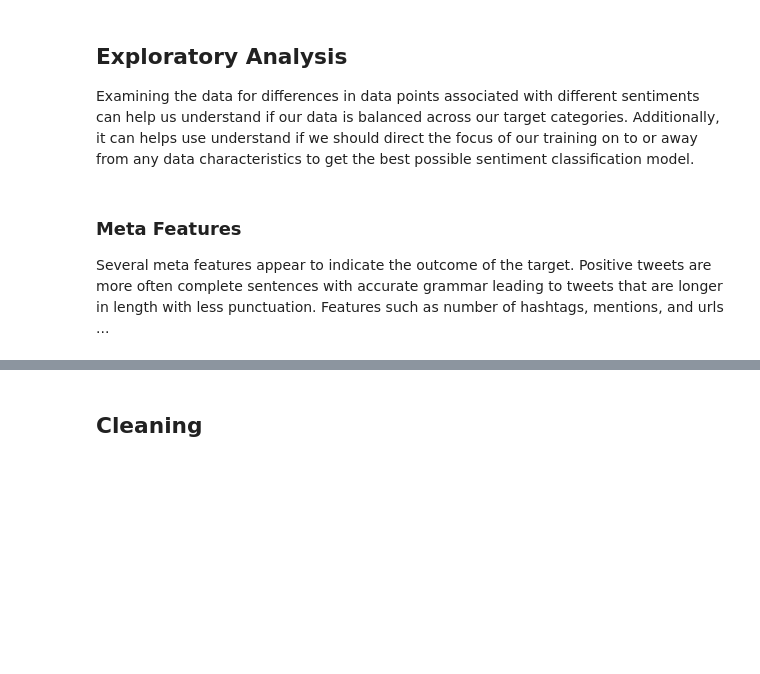
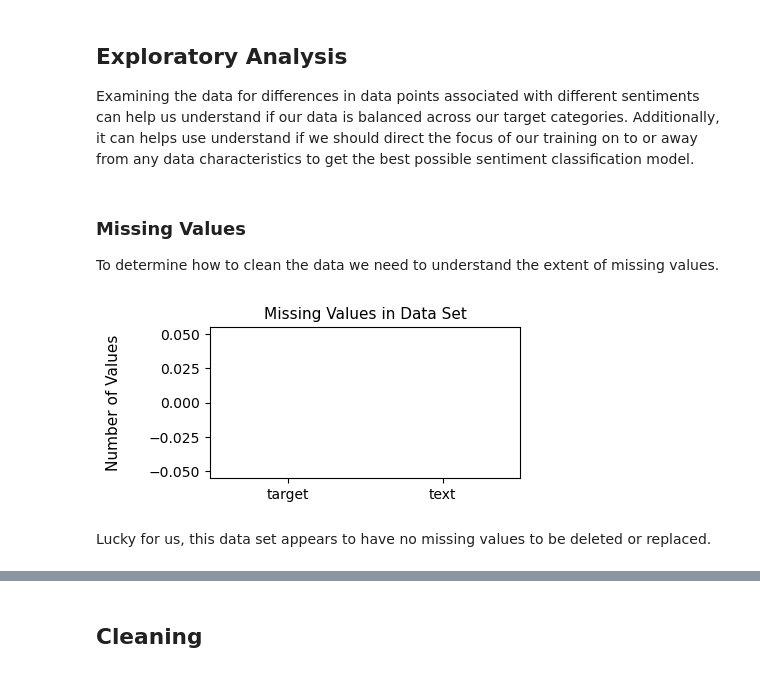
Before and after one commit to Dormanator/trending-sentiments, a Jupyter notebook: cleaning.ipynb, the cells around one changed output, grey strips where cells are left out. Cells and saved outputs as stored; diff of their text form; code cells hidden in the pictures; blank space fills up the shorter version.

Commit message:
added target plots

```diff
--- a/cleaning.ipynb
+++ b/cleaning.ipynb
@@ -82,7 +82,6 @@ if not is_file_downloaded:
 col_names = ['target', 'id', 'date', 'flag', 'user', 'text']
 
 df = pd.read_csv(file_path, encoding = 'ISO-8859-1', names=col_names, compression='zip')
-df = df.dropna(how="any", axis=1)
 # %%
 def df_summary(data_frame):
     BYTES_IN_MB = 1024**2
@@ -117,6 +116,24 @@ Memory Usage:24.4142 Mb
 # %% [markdown]
 ## Exploratory Analysis
 Examining the data for differences in data points associated with different sentiments can help us understand if our data is balanced across our target categories. Additionally, it can helps use understand if we should direct the focus of our training on to or away from any data characteristics to get the best possible sentiment classification model.
-# %% [markdown]
-### Meta Features
-Several meta features appear to indicate the outcome of the target. Positive tweets are more often complete sentences with accurate grammar leading to tweets that are longer in length with less punctuation. Features such as number of hashtags, mentions, and urls ...
+# %% [markdown]
+### Missing Values
+To determine how to clean the data we need to understand the extent of missing values.
+# %%
+missing_cols = ['target', 'text']
+
+fig, axes = plt.subplots(ncols=1, figsize=(4, 2), dpi=100)
+
+sns.barplot(x=df[missing_cols].isnull().sum().index, y=df[missing_cols].isnull().sum().values, ax=axes)
+
+axes.set_ylabel('Number of Values', size=11, labelpad=20)
+axes.tick_params(axis='x', labelsize=10)
+axes.tick_params(axis='y', labelsize=10)
+
+axes.set_title('Missing Values in Data Set', fontsize=11)
+
+plt.show()
+# %% [output]
+[figure, added]
+# %% [markdown]
+Lucky for us, this data set appears to have no missing values to be deleted or replaced.
```
Also changed, not shown: parts of 11 cells of this notebook.
